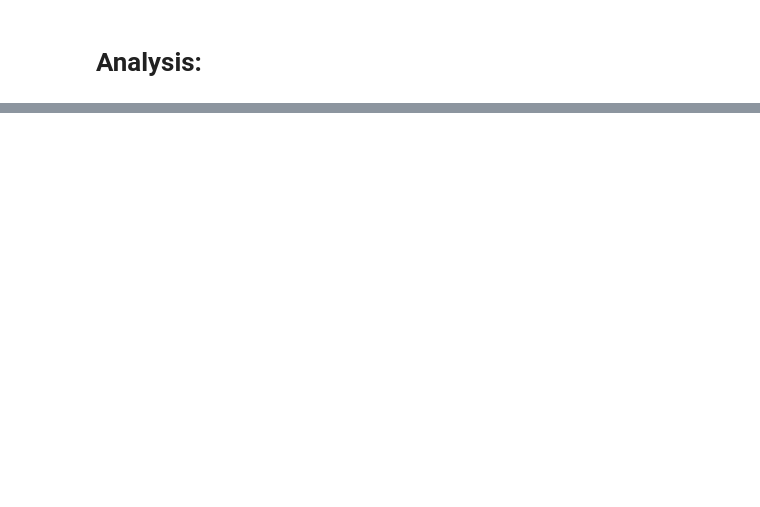
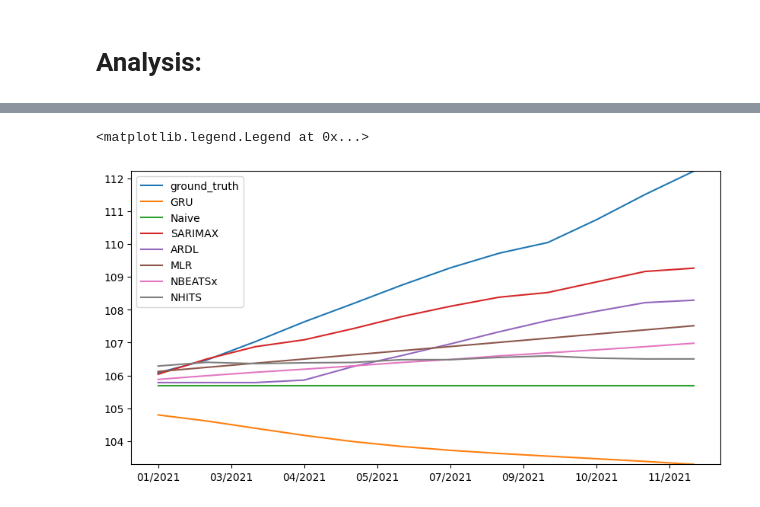
Before and after one commit to sc20geb/COMP5530M-Group-Project-Inflation-Forecasting, a Jupyter notebook: Evaluation/evaluation.ipynb, the cells around one changed output, grey strips where cells are left out. Drawn from its saved outputs; the diff is of its cells as text; code cells hidden in the pictures; blank space fills up the shorter version.

Commit message:
Graphs showing predictions that the models make over a 4-year period and 1-year period. (for presentation)

```diff
--- a/Evaluation/evaluation.ipynb
+++ b/Evaluation/evaluation.ipynb
@@ -41,2 +96,15 @@ display(metrics_12.sort_values(main_metric, axis=0))
 # %% [markdown]
 # Analysis:
+# %%
+from matplotlib import pyplot as plt
+
+plt.figure(figsize=(10, 5))
+ax = plt.axes()
+ax.xaxis.set_major_locator(plt.MaxNLocator(10))
+plt.locator_params(axis='x', nbins=10)
+
+for model in predsDf.columns:
+    plt.plot(predsDf.index, predsDf[model])
+
+plt.ylim(predsDf.drop('ARDL', axis=1).min(axis=0).min(), predsDf.drop('ARDL', axis=1).max(axis=0).max())
+plt.legend(predsDf.columns)
@@ -42,0 +114,16 @@ display(metrics_12.sort_values(main_metric, axis=0))
+# %%
+from matplotlib import pyplot as plt
+
+plt.figure(figsize=(10, 5))
+ax = plt.axes()
+ax.xaxis.set_major_locator(plt.MaxNLocator(10))
+plt.locator_params(axis='x', nbins=10)
+
+for model in predsDf.columns:
+    plt.plot(predsDf.index[:int(len(predsDf)/4)], predsDf[model][:int(len(predsDf)/4)])
+
+plt.ylim(predsDf[:int(len(predsDf)/4)].drop('ARDL', axis=1).min(axis=0).min(), predsDf[:int(len(predsDf)/4)].drop('ARDL', axis=1).max(axis=0).max())
+plt.legend(predsDf.columns)
+# %% [output]
+<matplotlib.legend.Legend at 0x...>
+[figure, added]
```
Also changed, not shown: parts of 6 cells of this notebook.
